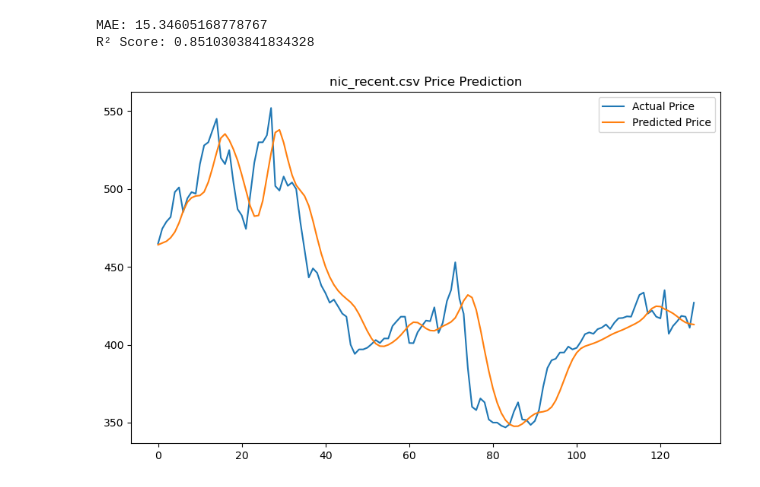
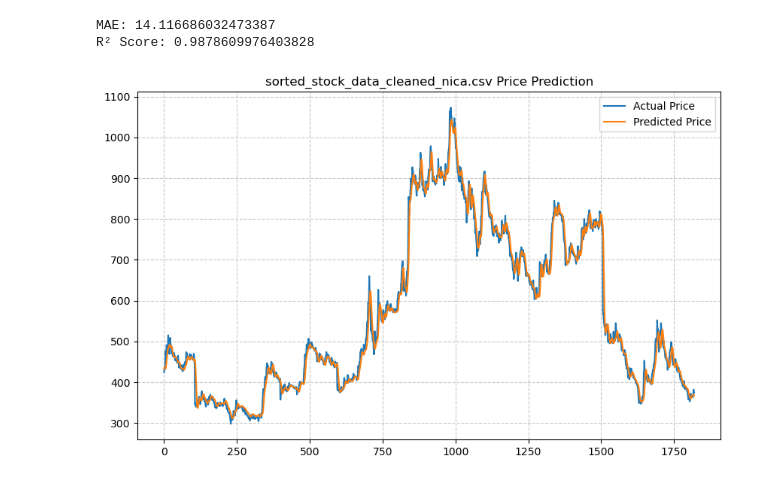
Before and after one commit to Shuvkant/AI_Lab, a Jupyter notebook: CampusAI/initial_code/new.ipynb, the cells around one changed output. Drawn from its saved outputs; the diff is of its cells as text; code cells hidden in the pictures.

Commit message:
tested on nica_eps_pe_sorted file

```diff
--- a/CampusAI/initial_code/new.ipynb
+++ b/CampusAI/initial_code/new.ipynb
@@ -12,6 +12,6 @@ from keras.layers import LSTM, Dense, Dropout
 To enable them in other operations, rebuild TensorFlow with the appropriate compiler flags.
 # %%
-stock="nic_recent.csv"
+stock="sorted_stock_data_cleaned_nica.csv"
 # %%
 data=pd.read_csv(stock)
 # %%
@@ -33,2 +33,2 @@ data
 # %%
-data_test=data["CLOSE PRICE"]
+data_test=data['Close']
@@ -34,0 +68,4 @@ data_test=data["CLOSE PRICE"]
+# %%
+for i in range(len(data_test)):
+    if data_test[i]=="1,004.00":
+        print(f"Location={i}")
@@ -67,17 +108,19 @@ y_test_actual = scaler.inverse_transform(y_test.reshape(-1,1))
 print("MAE:", mean_absolute_error(y_test_actual, y_pred))
 print("R² Score:", r2_score(y_test_actual, y_pred))
 # %% [output]
-MAE: 15.34605168778767
-R² Score: 0.8510303841834328
+MAE: 14.116686032473387
+R² Score: 0.9878609976403828
 # %%
+# import matplotlib.pyplot as plt
 
 # Visualization
-plt.figure(figsize=(10,6))
+plt.figure(figsize=(10, 6))
 plt.plot(y_test_actual, label='Actual Price')
 plt.plot(y_pred, label='Predicted Price')
 plt.legend()
 plt.title(f'{stock} Price Prediction')
+plt.grid(True, linestyle='--', alpha=0.7)  # Dashed grid lines with transparency
 plt.savefig(f"{stock}.png")
 plt.show()
 # %% [output]
-[figure, old version]
+[figure, new version]
```
Also changed, not shown: parts of 10 cells of this notebook, 6 other files.
